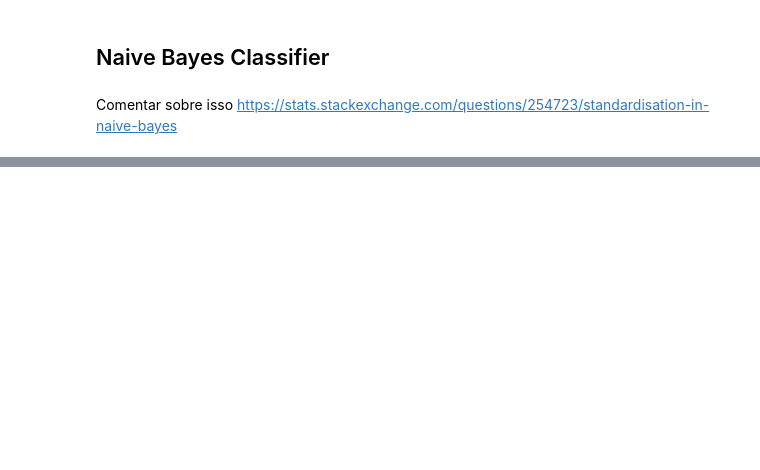
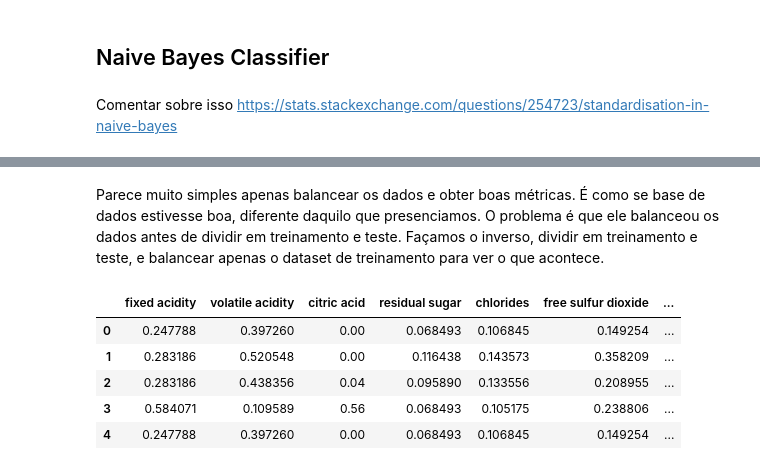
Before and after one commit to viniciuslettieri/Aprendizado-de-Maquina-2022.2, a Jupyter notebook: Tarefas/logistica_svm_naivebayes.ipynb, the cells around one changed output, grey strips where cells are left out. Drawn from its saved outputs; the diff is of its cells as text; code cells hidden in the pictures; blank space fills up the shorter version.

```diff
--- a/Tarefas/logistica_svm_naivebayes.ipynb
+++ b/Tarefas/logistica_svm_naivebayes.ipynb
@@ -478,0 +435,18 @@ weighted avg       0.62      0.25      0.15       866
+# %% [markdown]
+Parece muito simples apenas balancear os dados e obter boas métricas. É como se base de dados estivesse boa, diferente daquilo que presenciamos. O problema é que ele balanceou os dados antes de dividir em treinamento e teste. Façamos o inverso, dividir em treinamento e teste, e balancear apenas o dataset de treinamento para ver o que acontece.
+# %%
+train = pd.read_csv('../dados/WineQT.csv')
+# %%
+scaler = preprocessing.MinMaxScaler()
+names = train.drop(["quality"], axis=1).columns
+d = scaler.fit_transform(train.drop(["quality"], axis=1))
+
+scaled_df = pd.DataFrame(d, columns=names)
+scaled_df.head()
+# %% [output]
+|  | fixed acidity | volatile acidity | citric acid | residual sugar | chlorides | free sulfur dioxide | ... |
+| 0 | 0.247788 | 0.397260 | 0.00 | 0.068493 | 0.106845 | 0.149254 | ... |
+| 1 | 0.283186 | 0.520548 | 0.00 | 0.116438 | 0.143573 | 0.358209 | ... |
+| 2 | 0.283186 | 0.438356 | 0.04 | 0.095890 | 0.133556 | 0.208955 | ... |
+| 3 | 0.584071 | 0.109589 | 0.56 | 0.068493 | 0.105175 | 0.238806 | ... |
+| 4 | 0.247788 | 0.397260 | 0.00 | 0.068493 | 0.106845 | 0.149254 | ... |
```
Also changed, not shown: parts of 46 cells of this notebook.
